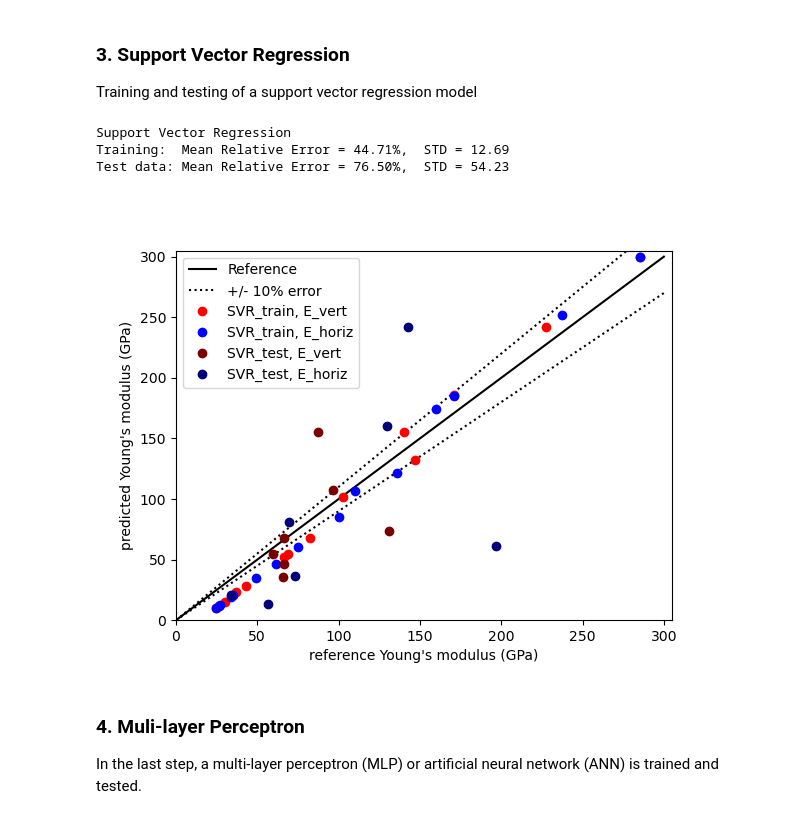
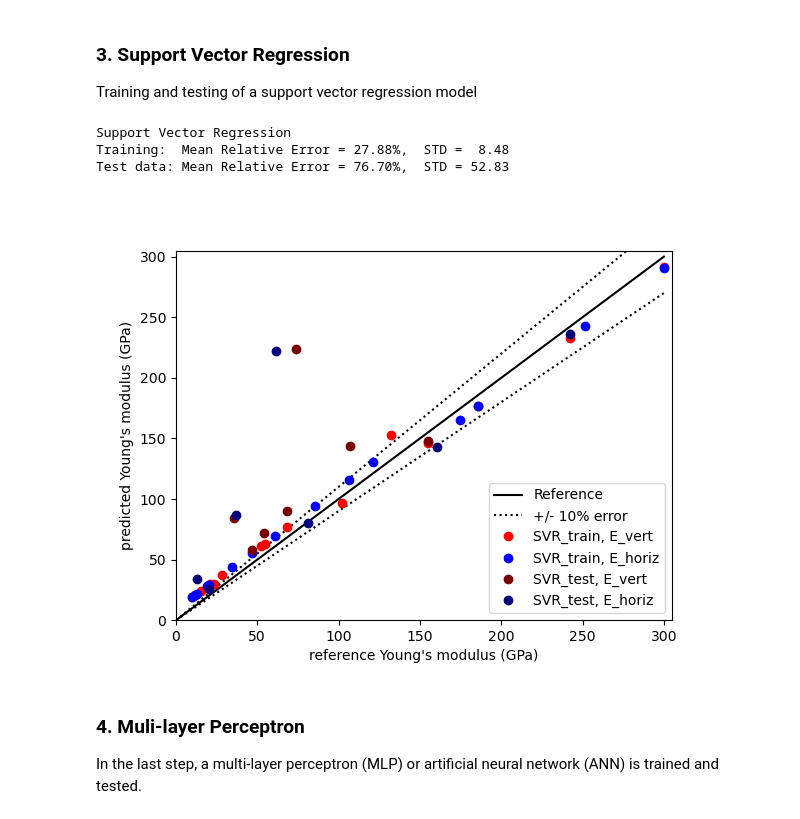
Before and after one commit to AHartmaier/ML-Tutorial, a Jupyter notebook: notebooks/machine_learning.ipynb, the cells around one changed output. Cells and saved outputs as stored; diff of their text form; code cells hidden in the pictures.

```diff
--- a/notebooks/machine_learning.ipynb
+++ b/notebooks/machine_learning.ipynb
@@ -211,7 +188,19 @@ In the first step, a random forest regression model is trained.
 plt.close(fig)
 plt.close(figt)
 
-n_feat=5
-n_label=2
+# extract feature and labels from data
+n_feat = 5
+n_label = 2
 x_train, y_train = extract_data(train, n_feat=n_feat, n_label=n_label)
 x_test, y_test = extract_data(test, n_feat=n_feat, n_label=n_label)
+
+# scale feature and label vectors for SVR and MLP
+scaler_f = StandardScaler()  # scaler for feature vector
+scaler_f.fit(x_train)  # set scaling parameters for training data
+scaler_l = StandardScaler()  # scaler for label vector
+scaler_l.fit(y_train)  # set scaling parameters for training labels
+
+xt_scaled = scaler_f.transform(x_train)
+yt_scaled = scaler_l.transform(y_train)
+xtest_scaled = scaler_f.transform(x_test)
+ytest_scaled = scaler_l.transform(y_test)
@@ -253,40 +246,39 @@ Training and testing of a support vector regression model
 # %%
 plt.close(fig)
 
 # Support Vector Regression
-xt_scaled, yt_scaled, sc_train_f, sc_train_o = scale_data(x_train, y_train)
-xtest_scaled, ytest_scaled, sc_test_f, sc_test_o = scale_data(x_test, y_test)
+# requires scaled features and labels
+# for each label (E_vert, E_hor) a separate SVR needs to be trained and evaluated
+svr0 = SVR(kernel='rbf', C=4., gamma=0.5)
+svr0.fit(xt_scaled, yt_scaled[:, 0])
+svr1 = SVR(kernel='rbf', C=4., gamma=0.5)
+svr1.fit(xt_scaled, yt_scaled[:, 1])
 
-svr0 = SVR(kernel='rbf', C=10., gamma=1.)
-svr0.fit(xt_scaled, yt_scaled[:, 0])
-svr1 = SVR(kernel='rbf', C=10., gamma=1.)
-svr1.fit(xt_scaled, yt_scaled[:, 1])
-y_svr0 = (svr0.predict(xt_scaled) + 1.0)/sc_train_f[0] + sc_train_o[0]
-y_svr1 = (svr1.predict(xt_scaled) + 1.0)/sc_train_f[1] + sc_train_o[1]
-yt_svr0 = (svr0.predict(xtest_scaled) + 1.0)/sc_test_f[0] + sc_test_o[0]
-yt_svr1 = (svr1.predict(xtest_scaled) + 1.0)/sc_test_f[1] + sc_test_o[1]
+# evaluate trained model for training and test data
+y_svr = np.array([svr0.predict(xt_scaled), svr1.predict(xt_scaled)]).T  # combine results to label array again
+ytest_svr = np.array([svr0.predict(xtest_scaled), svr1.predict(xtest_scaled)]).T
 
-y_svr = np.array([y_svr0, y_svr1]).T
-ytest_svr = np.array([yt_svr0, yt_svr1]).T
+y_svr = scaler_l.inverse_transform(y_svr)
+ytest_svr = scaler_l.inverse_transform(ytest_svr)
 
 E_max = max(max(y_train.ravel()), max(y_svr.ravel()))
 
 # Calculate scores
 mre_svr = np.mean(np.abs(y_svr/y_train - 1))
 std_svr = np.std(y_svr - y_train)
 mre_svr_test = np.mean(np.abs(ytest_svr/y_test - 1))
 std_svr_test = np.std(ytest_svr - y_test)
 print('Support Vector Regression')
 print(f'Training:  Mean Relative Error = {mre_svr*100:5.2f}%,  STD = {std_svr:5.2f}')
 print(f'Test data: Mean Relative Error = {mre_svr_test*100:5.2f}%,  STD = {std_svr_test:5.2f}')
 
 # Look at the results
 fig = plot_comp(y_pred=y_svr, y_ref=y_train, Emax=E_max, desc='SVR', ytest_pred=ytest_svr, ytest_ref=y_test)
 # %% [output]
 Support Vector Regression
-Training:  Mean Relative Error = 44.71%,  STD = 12.69
-Test data: Mean Relative Error = 76.50%,  STD = 54.23
+Training:  Mean Relative Error = 27.88%,  STD =  8.48
+Test data: Mean Relative Error = 76.70%,  STD = 52.83
-[figure, old version]
+[figure, new version]
 # %% [markdown]
 ### 4. Muli-layer Perceptron
 In the last step, a multi-layer perceptron (MLP) or artificial neural network (ANN) is trained and tested.
```
Also changed, not shown: parts of 9 cells of this notebook, 1 other file.
